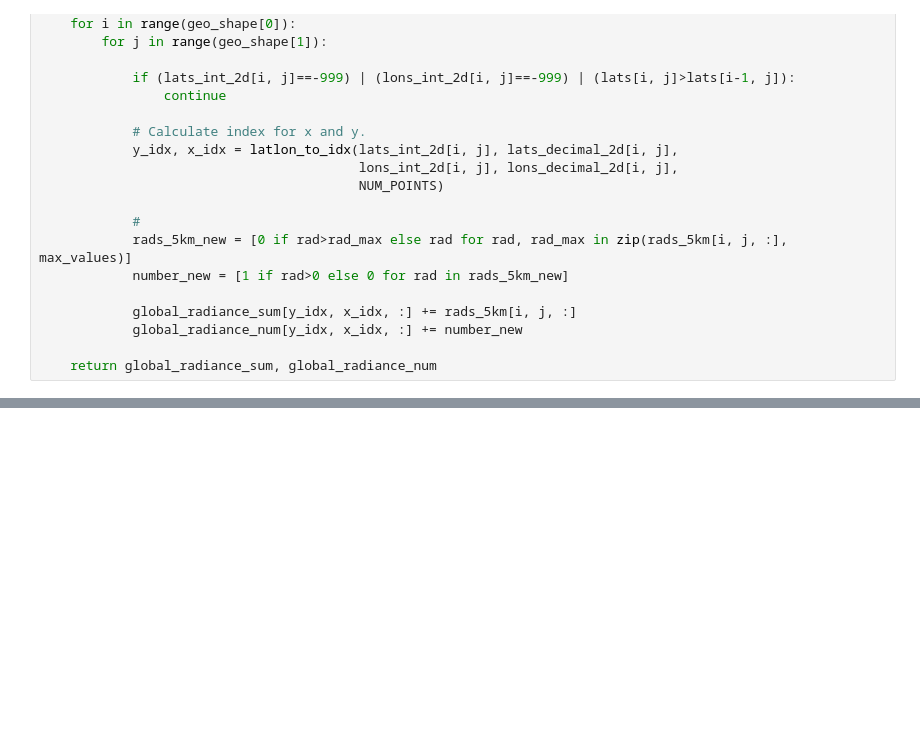
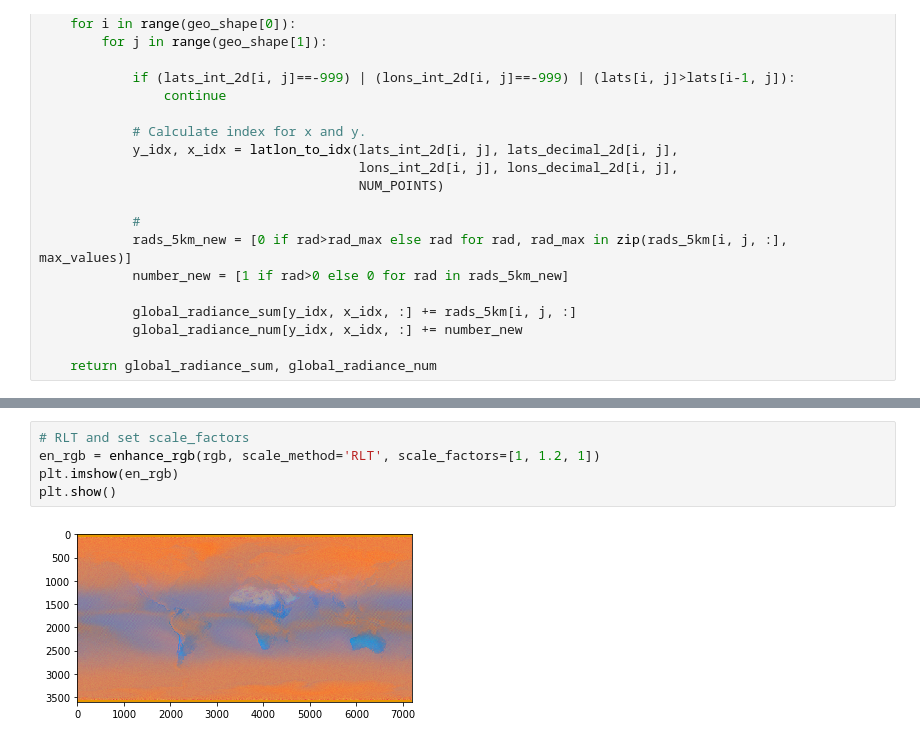
Before and after one commit to cloudy365/MODCM, a Jupyter notebook: scratch.ipynb, the cells around one changed output, grey strips where cells are left out. Cells and saved outputs as stored; diff of their text form; blank space fills up the shorter version.

```diff
--- a/scratch.ipynb
+++ b/scratch.ipynb
@@ -390,0 +443,7 @@ NameError: name 'working_dir' is not defined
+# %%
+# RLT and set scale_factors
+en_rgb = enhance_rgb(rgb, scale_method='RLT', scale_factors=[1, 1.2, 1])
+plt.imshow(en_rgb)
+plt.show()
+# %% [output]
+[figure, added]
```
Also changed, not shown: parts of 15 cells of this notebook, 6 other files.
